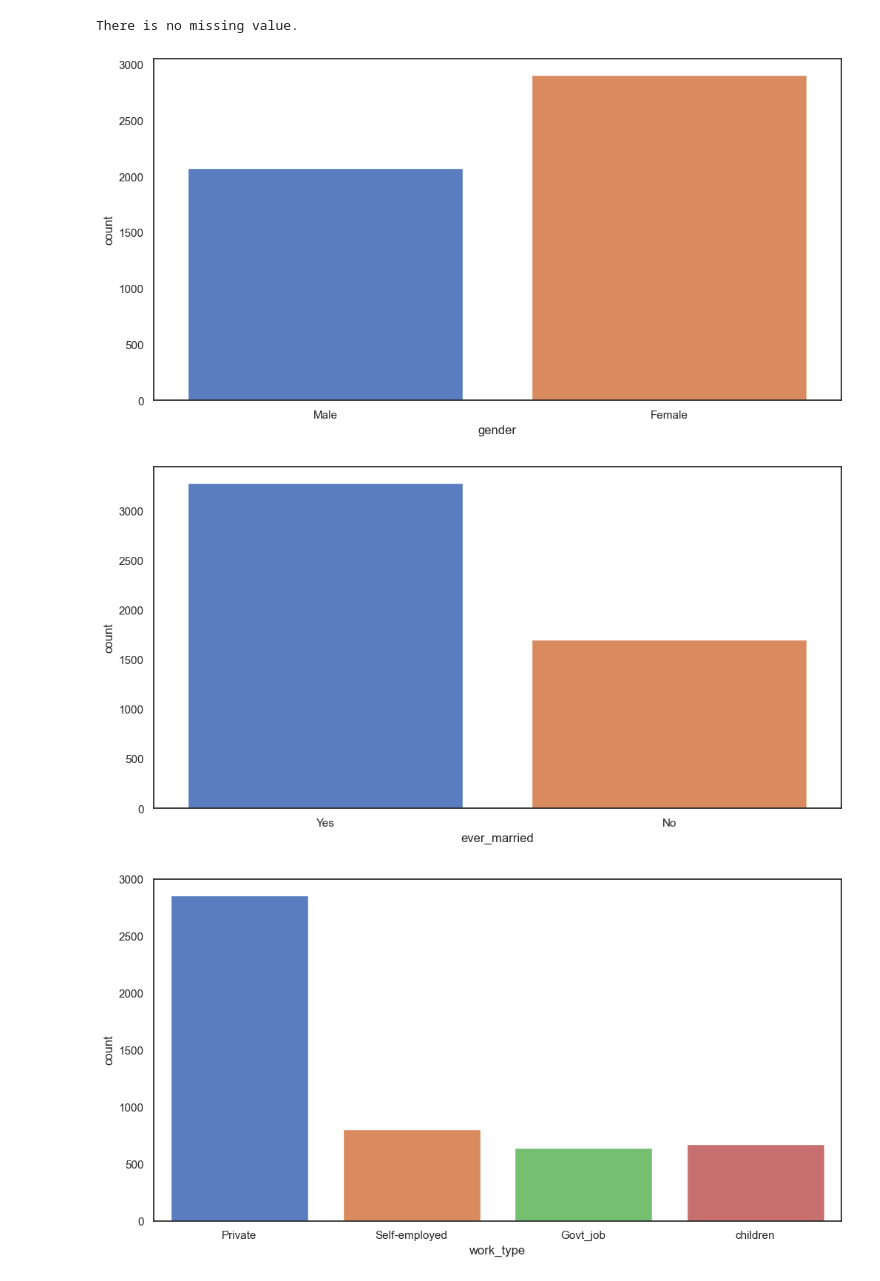
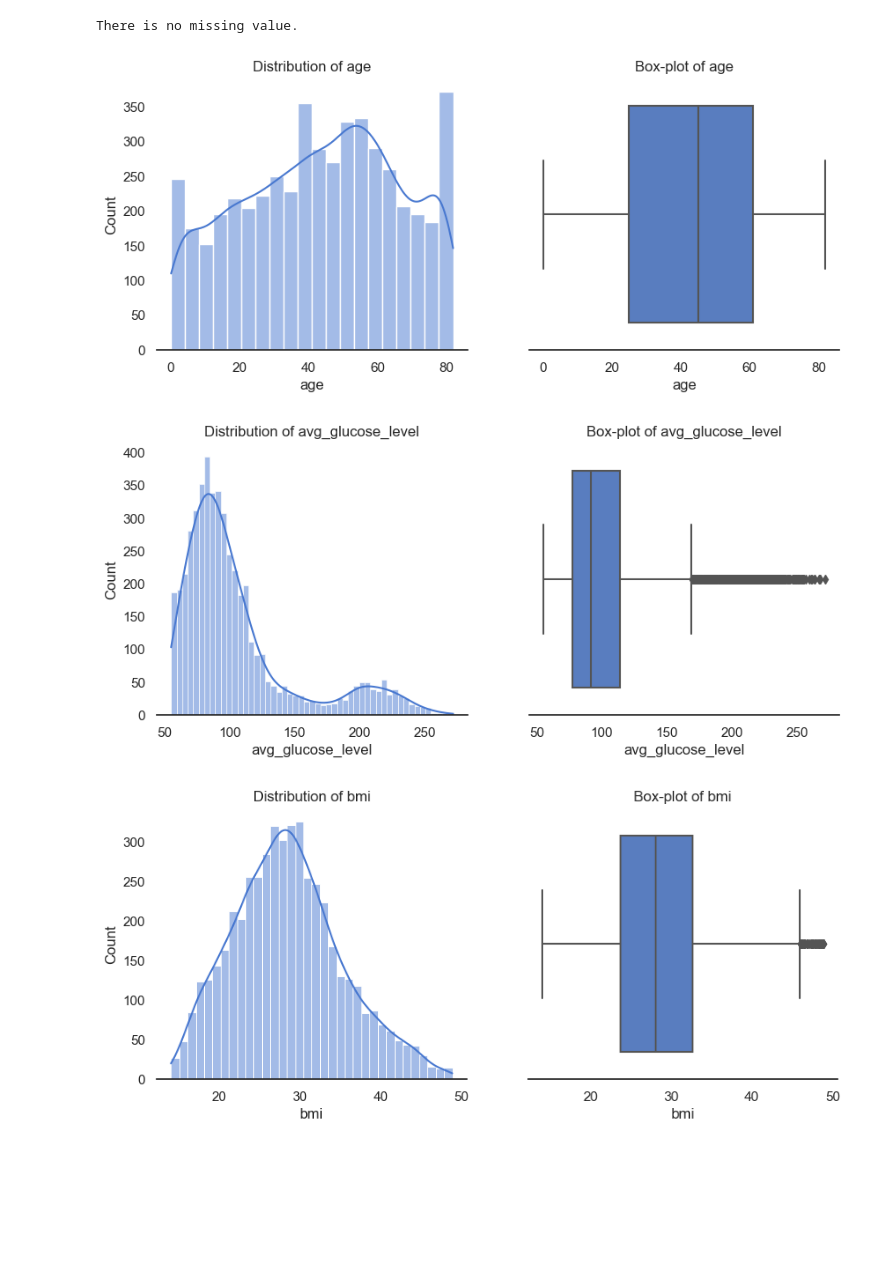
Before and after one commit to emirhansilsupur/brain-stroke-prediction, a Jupyter notebook: brain_stroke.ipynb, the cells around one changed output. Drawn from its saved outputs; the diff is of its cells as text; code cells hidden in the pictures; blank space fills up the shorter version.

```diff
--- a/brain_stroke.ipynb
+++ b/brain_stroke.ipynb
@@ -9,6 +9,6 @@ import seaborn as sns
 sns.set(style="white", palette="muted", color_codes=True)
 pd.set_option("display.width", 1000)
 # %%
-bs_data = pd.read_csv("C:/Users/emirh/Downloads/full_data.csv")
+bs_df = pd.read_csv("C:/Users/emirh/Downloads/full_data.csv")
 # %%
 path="C:/Users/emirh/Downloads/full_data.csv"
@@ -19 +15,7 @@ bs_data.info()
+# %%
+bs_df.columns = bs_df.columns.str.lower()
+discrete = [var for var in bs_df.columns if bs_df[var].dtype!="O" and bs_df[var].nunique()<10]
+continuous = [var for var in bs_df.columns if bs_df[var].dtype!="O" and var!="stroke" and var not in discrete ]
+categorical = [var for var in bs_df.columns if bs_df[var].dtype=="O"]
+mixed_var = discrete + categorical
 # %%
@@ -92,3 +93,3 @@ class DataOperation:
 # %%
-bs_op = DataOperation(path)
-bs_op.data_preview()
+bs_op = DataOperation(bs_df)
+#bs_op.data_preview()
@@ -135,8 +118,8 @@ bs_op.missing_values_analysis()
 # %% [output]
 There is no missing value.
 # %%
-bs_op.mixed_vis()
+bs_op.numerical_viz()
 # %% [output]
-[figure, old version]
+[figure, new version]
-[figure, old version]
+[figure, new version]
-[figure, old version]
+[figure, new version]
```
Also changed, not shown: parts of 6 cells of this notebook.
